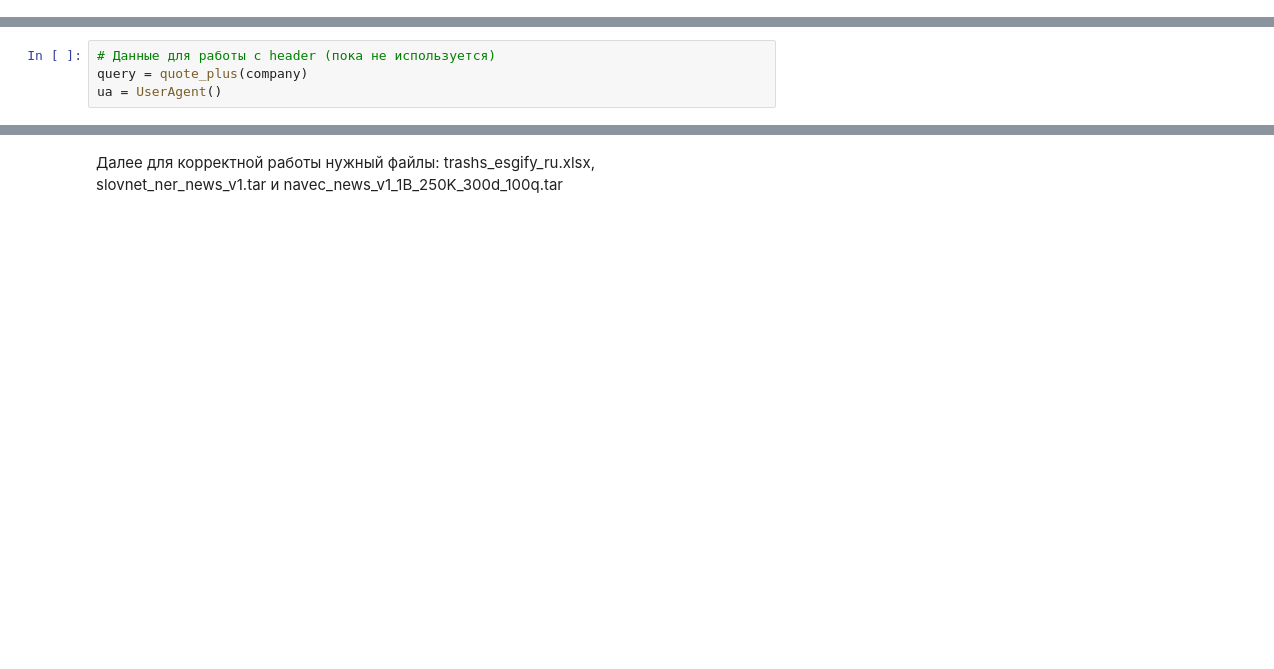
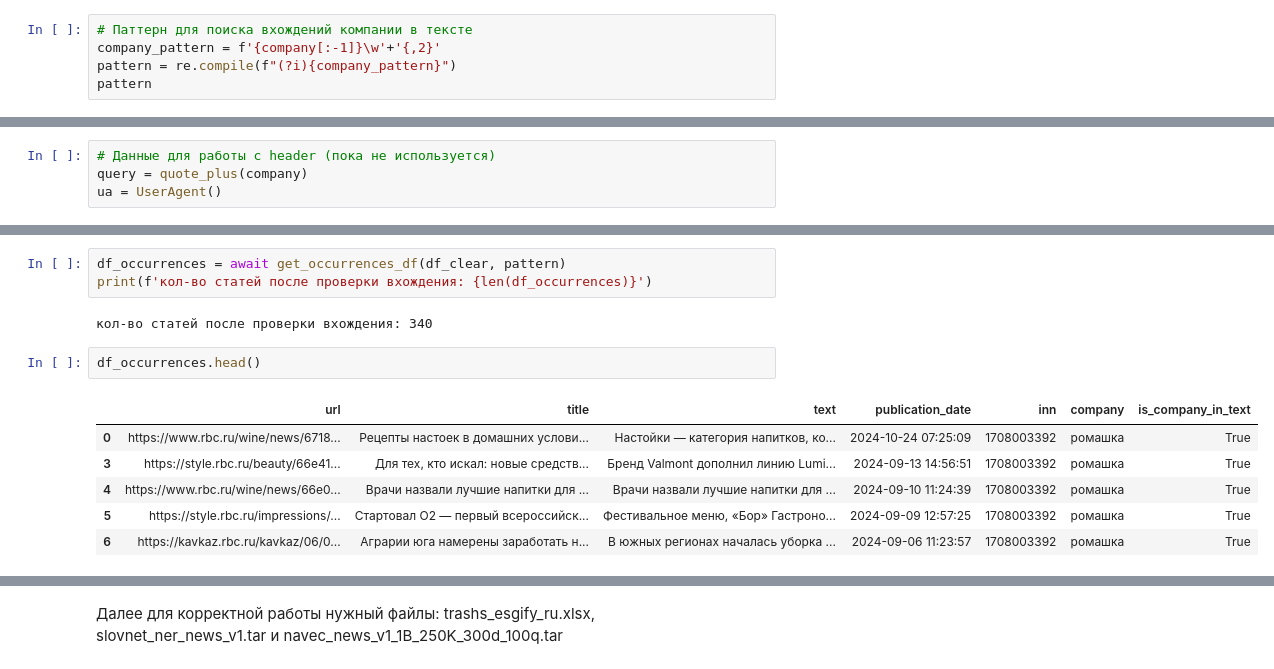
Before and after one commit to igorplyukhin/ESG-Risks, a Jupyter notebook: news_processing_pipeline.ipynb, the cells around one changed output, grey strips where cells are left out. Cells and saved outputs as stored; diff of their text form; blank space fills up the shorter version.

```diff
--- a/news_processing_pipeline.ipynb
+++ b/news_processing_pipeline.ipynb
@@ -456,0 +597,5 @@ date_end = date.today()
+# %%
+# Паттерн для поиска вхождений компании в тексте
+company_pattern = f'{company[:-1]}\w'+'{,2}'
+pattern = re.compile(f"(?i){company_pattern}")
+pattern
@@ -514,0 +686,14 @@ df_clear.head()
+# %%
+df_occurrences = await get_occurrences_df(df_clear, pattern)
+print(f'кол-во статей после проверки вхождения: {len(df_occurrences)}')
+# %% [output]
+кол-во статей после проверки вхождения: 340
+# %%
+df_occurrences.head()
+# %% [output]
+|  | url | title | text | publication_date | inn | company | is_company_in_text |
+| 0 | https://www.rbc.ru/wine/news/6718... | Рецепты настоек в домашних услови... | Настойки — категория напитков, ко... | 2024-10-24 07:25:09 | 1708003392 | ромашка | True |
+| 3 | https://style.rbc.ru/beauty/66e41... | Для тех, кто искал: новые средств... | Бренд Valmont дополнил линию Lumi... | 2024-09-13 14:56:51 | 1708003392 | ромашка | True |
+| 4 | https://www.rbc.ru/wine/news/66e0... | Врачи назвали лучшие напитки для ... | Врачи назвали лучшие напитки для ... | 2024-09-10 11:24:39 | 1708003392 | ромашка | True |
+| 5 | https://style.rbc.ru/impressions/... | Стартовал О2 — первый всероссийск... | Фестивальное меню, «Бор» Гастроно... | 2024-09-09 12:57:25 | 1708003392 | ромашка | True |
+| 6 | https://kavkaz.rbc.ru/kavkaz/06/0... | Аграрии юга намерены заработать н... | В южных регионах началась уборка ... | 2024-09-06 11:23:57 | 1708003392 | ромашка | True |
```
Also changed, not shown: parts of 36 cells of this notebook.
